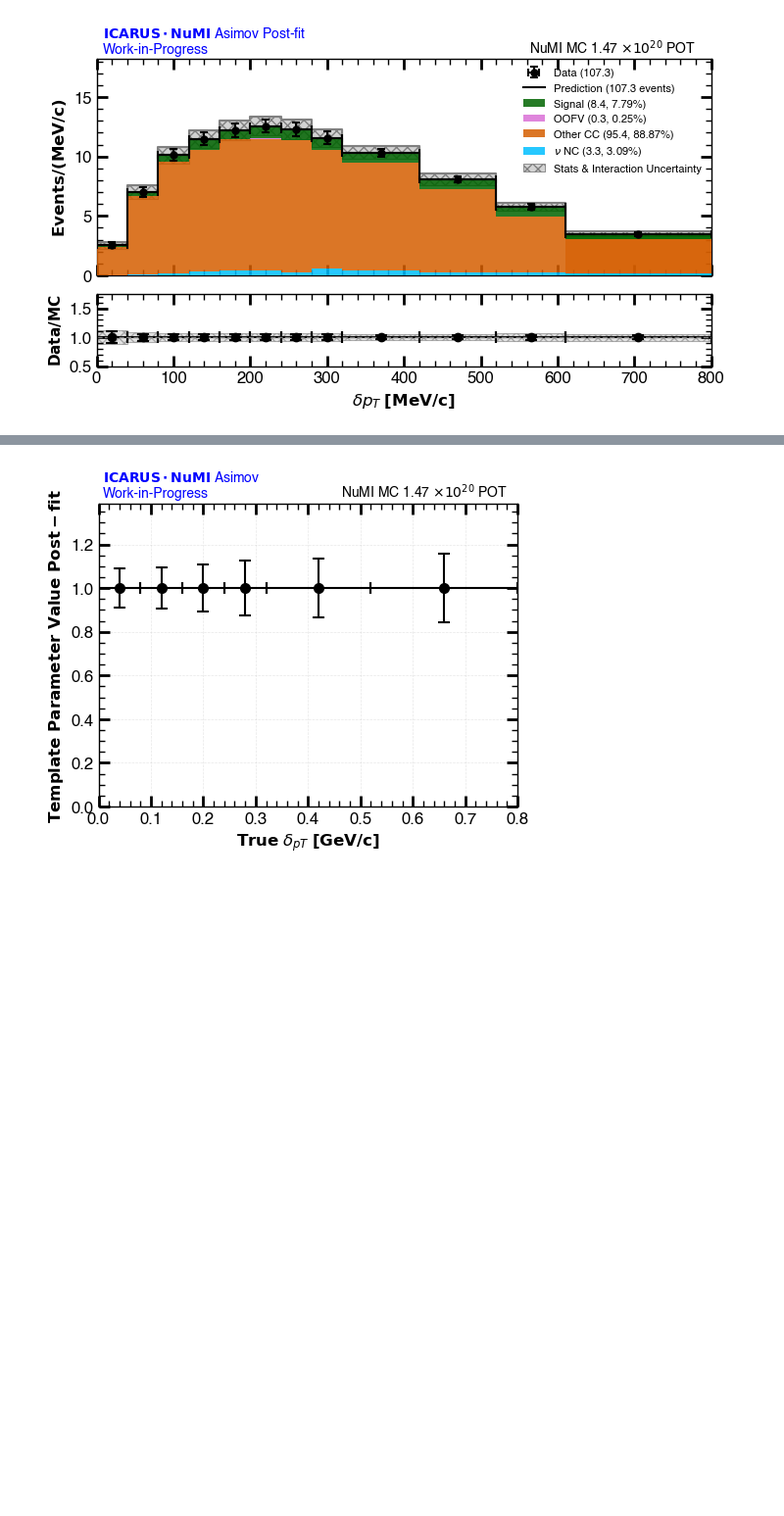
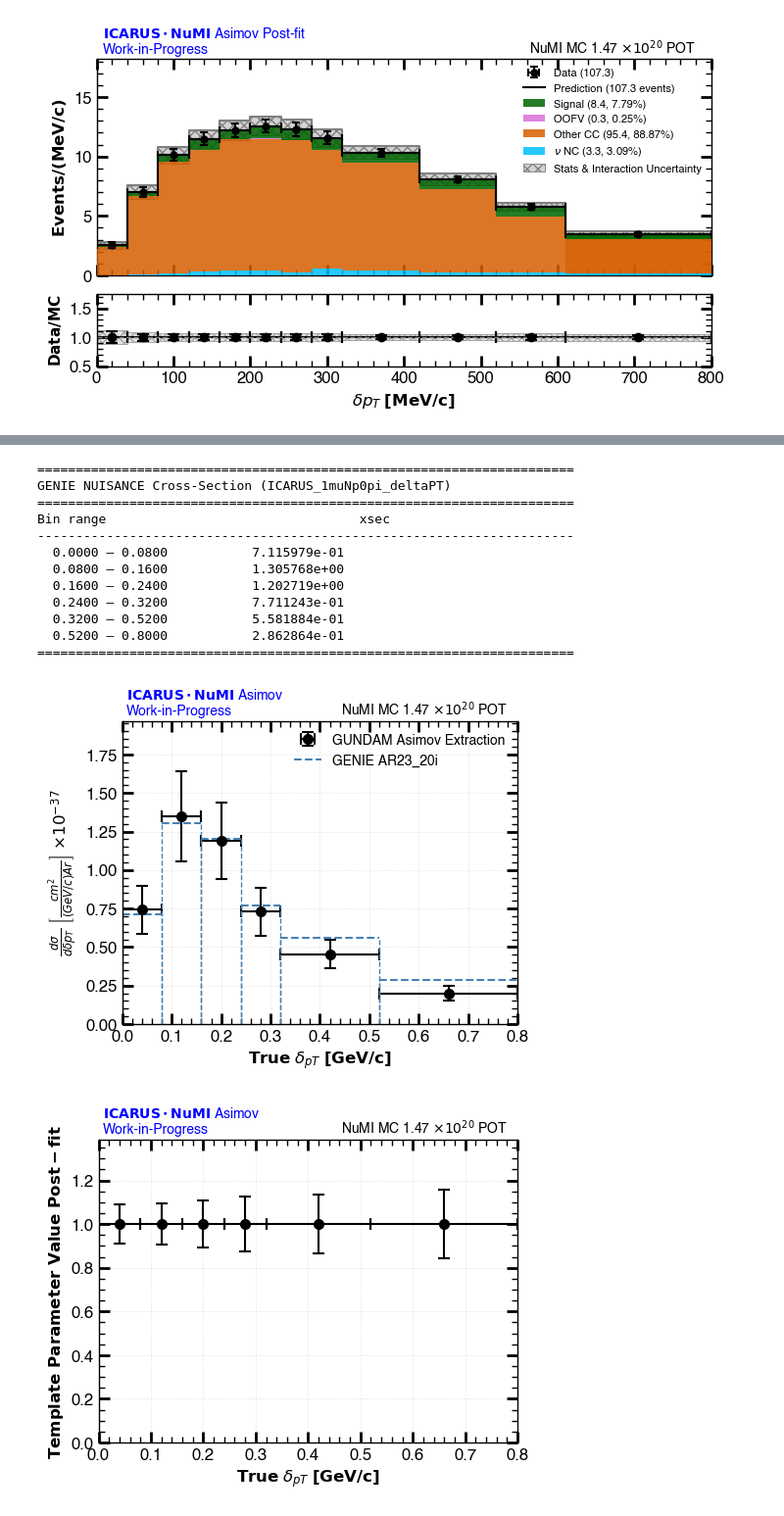
Before and after one commit to rvizarreta/gundam-icarus, a Jupyter notebook: Notebooks/Asimov_Studies.ipynb, the cells around one changed output, grey strips where cells are left out. Shown at 98% size. Drawn from its saved outputs; the diff is of its cells as text; code cells hidden in the pictures; blank space fills up the shorter version.

```diff
--- a/Notebooks/Asimov_Studies.ipynb
+++ b/Notebooks/Asimov_Studies.ipynb
@@ -122,3 +128,33 @@ Total                     23812
+# %%
+fig_genie, ax_genie, xsec_genie = overlay_genie_nuisance_xsec(
+    fig_xs, ax_xs,
+    nuisance_file_dir = "/Users/rvizarreta/Library/CloudStorage/GoogleDrive-rvizarreta14@gmail.com"
+    "/My Drive/🏛 PhD Repository/🚀 Research/🤖 Experiments&Projects"
+    "/ICARUS/ICARUS_CC0pi_GUNDAM/data/Generators/fhc_Nu14",
+    nuisance_file_dir_numubar = "/Users/rvizarreta/Library/CloudStorage/GoogleDrive-rvizarreta14@gmail.com"
+    "/My Drive/🏛 PhD Repository/🚀 Research/🤖 Experiments&Projects"
+    "/ICARUS/ICARUS_CC0pi_GUNDAM/data/Generators/fhc_Nu-14",
+    bin_edges         = [0.0, 0.08, 0.16, 0.24, 0.32, 0.52, 0.80],
+    nuisance_var      = 'ICARUS_1muNp0pi_deltaPT',
+    scaling_power_of_10 = 1e37,   # match whatever scaling you used in plot_scatter
+    label             = 'GENIE AR23_20i'
+)
+fig_genie.savefig('Plots/Asimov/XSection/dpT_XS_wGENIE.png', dpi=300, bbox_inches='tight')
+display(fig_genie)
+# %% [output]
+======================================================================
+GENIE NUISANCE Cross-Section (ICARUS_1muNp0pi_deltaPT)
+======================================================================
+Bin range                                 xsec
+----------------------------------------------------------------------
+  0.0000 – 0.0800           7.115979e-01
+  0.0800 – 0.1600           1.305768e+00
+  0.1600 – 0.2400           1.202719e+00
+  0.2400 – 0.3200           7.711243e-01
+  0.3200 – 0.5200           5.581884e-01
+  0.5200 – 0.8000           2.862864e-01
+======================================================================
+[figure, added]
 # %%
 fig_template, ax_template = plot_scatter(
         filename='/Users/rvizarreta/Library/CloudStorage/GoogleDrive-rvizarreta14@gmail.com/My Drive/🏛 PhD Repository/🚀 Research/🤖 Experiments&Projects/ICARUS/ICARUS_CC0pi_GUNDAM/data/Asimov/asimov_dpT.root',
```
Also changed, not shown: parts of 14 cells of this notebook, 6 other files.
